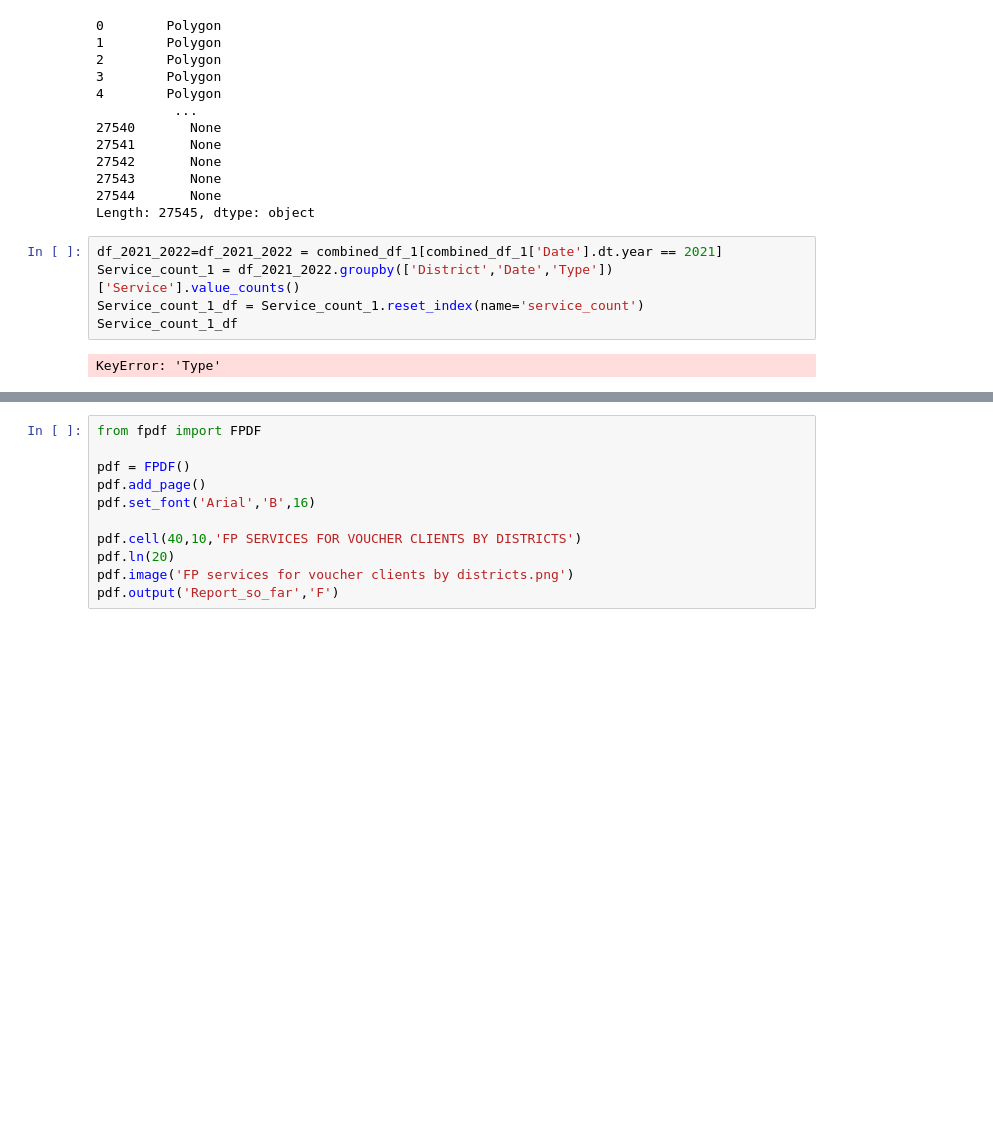
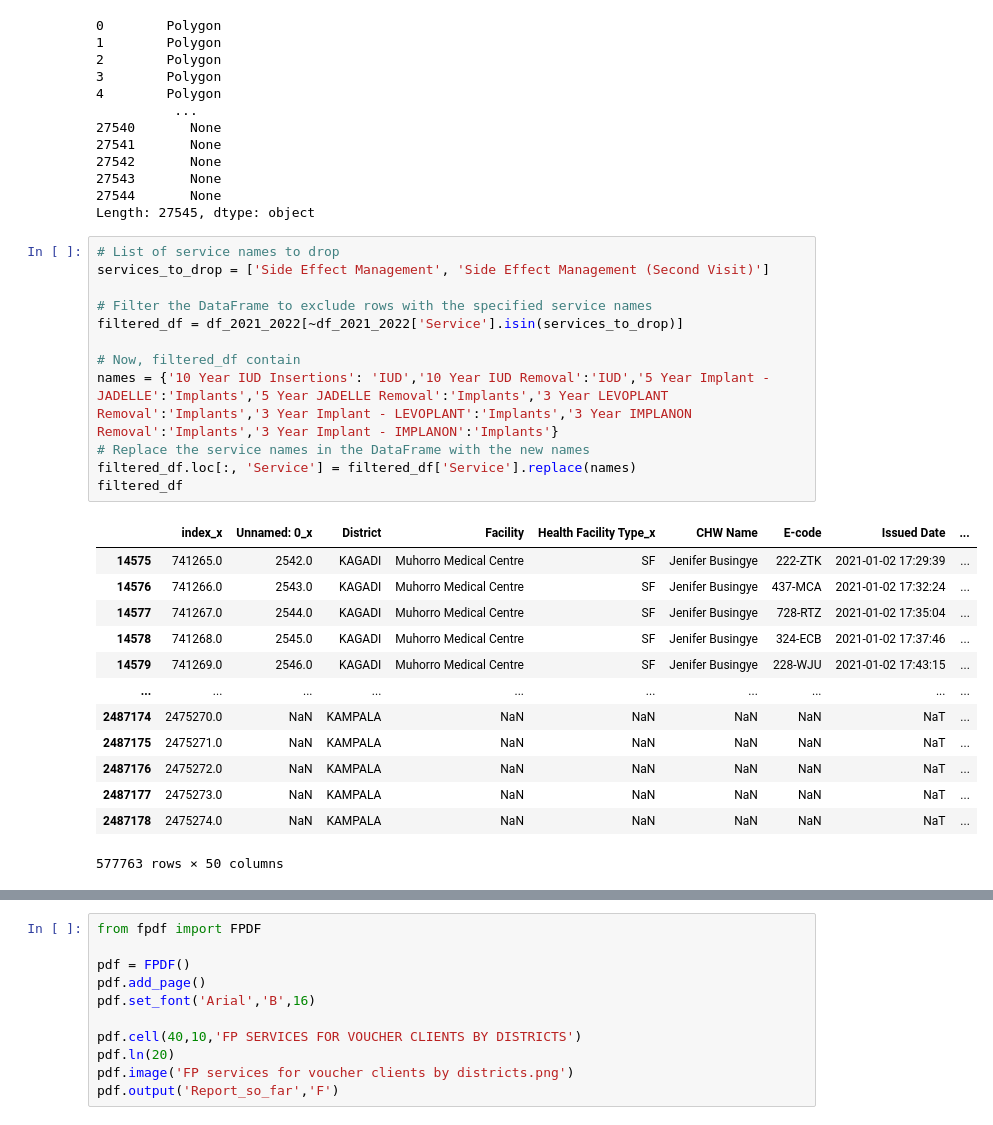
Before and after one commit to KD2029/Data_Analytics_Report-, a Jupyter notebook: code/Untitled.ipynb, the cells around one changed output, grey strips where cells are left out. Drawn from its saved outputs; the diff is of its cells as text; blank space fills up the shorter version.

```diff
--- a/code/Untitled.ipynb
+++ b/code/Untitled.ipynb
@@ -522,10 +488,29 @@ shape.geometry.type
 27543       None
 27544       None
 Length: 27545, dtype: object
-# %%
-df_2021_2022=df_2021_2022 = combined_df_1[combined_df_1['Date'].dt.year == 2021]
-Service_count_1 = df_2021_2022.groupby(['District','Date','Type'])['Service'].value_counts()
-Service_count_1_df = Service_count_1.reset_index(name='service_count')
-Service_count_1_df
-# %% [output]
-KeyError: 'Type'
+# %%
+# List of service names to drop
+services_to_drop = ['Side Effect Management', 'Side Effect Management (Second Visit)']
+
+# Filter the DataFrame to exclude rows with the specified service names
+filtered_df = df_2021_2022[~df_2021_2022['Service'].isin(services_to_drop)]
+
+# Now, filtered_df contain
+names = {'10 Year IUD Insertions': 'IUD','10 Year IUD Removal':'IUD','5 Year Implant - JADELLE':'Implants','5 Year JADELLE Removal':'Implants','3 Year LEVOPLANT Removal':'Implants','3 Year Implant - LEVOPLANT':'Implants','3 Year IMPLANON Removal':'Implants','3 Year Implant - IMPLANON':'Implants'}
+# Replace the service names in the DataFrame with the new names
+filtered_df.loc[:, 'Service'] = filtered_df['Service'].replace(names)
+filtered_df
+# %% [output]
+|  | index_x | Unnamed: 0_x | District | Facility | Health Facility Type_x | CHW Name | E-code | Issued Date | ... |
+| 14575 | 741265.0 | 2542.0 | KAGADI | Muhorro Medical Centre | SF | Jenifer Busingye | 222-ZTK | 2021-01-02 17:29:39 | ... |
+| 14576 | 741266.0 | 2543.0 | KAGADI | Muhorro Medical Centre | SF | Jenifer Busingye | 437-MCA | 2021-01-02 17:32:24 | ... |
+| 14577 | 741267.0 | 2544.0 | KAGADI | Muhorro Medical Centre | SF | Jenifer Busingye | 728-RTZ | 2021-01-02 17:35:04 | ... |
+| 14578 | 741268.0 | 2545.0 | KAGADI | Muhorro Medical Centre | SF | Jenifer Busingye | 324-ECB | 2021-01-02 17:37:46 | ... |
+| 14579 | 741269.0 | 2546.0 | KAGADI | Muhorro Medical Centre | SF | Jenifer Busingye | 228-WJU | 2021-01-02 17:43:15 | ... |
+| ... | ... | ... | ... | ... | ... | ... | ... | ... | ... |
+| 2487174 | 2475270.0 | NaN | KAMPALA | NaN | NaN | NaN | NaN | NaT | ... |
+| 2487175 | 2475271.0 | NaN | KAMPALA | NaN | NaN | NaN | NaN | NaT | ... |
+| 2487176 | 2475272.0 | NaN | KAMPALA | NaN | NaN | NaN | NaN | NaT | ... |
+| 2487177 | 2475273.0 | NaN | KAMPALA | NaN | NaN | NaN | NaN | NaT | ... |
+| 2487178 | 2475274.0 | NaN | KAMPALA | NaN | NaN | NaN | NaN | NaT | ... |
+577763 rows × 50 columns
```
Also changed, not shown: parts of 8 cells of this notebook.
